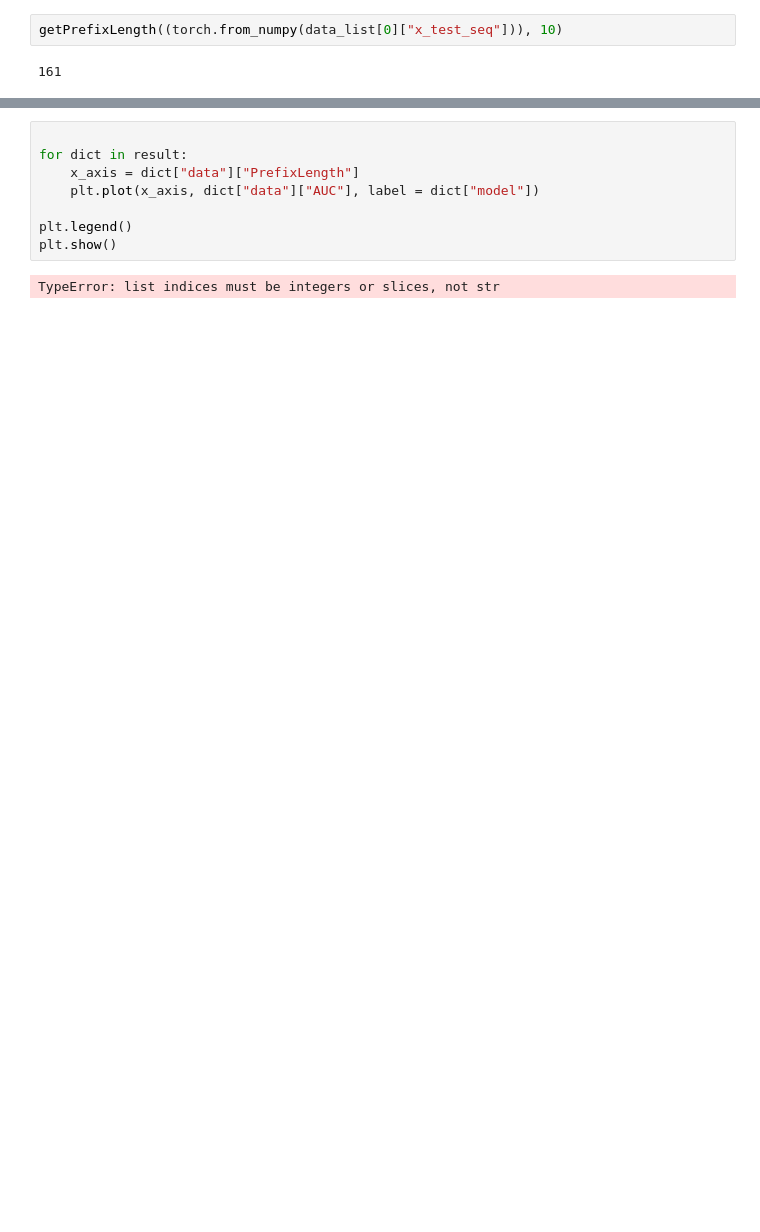
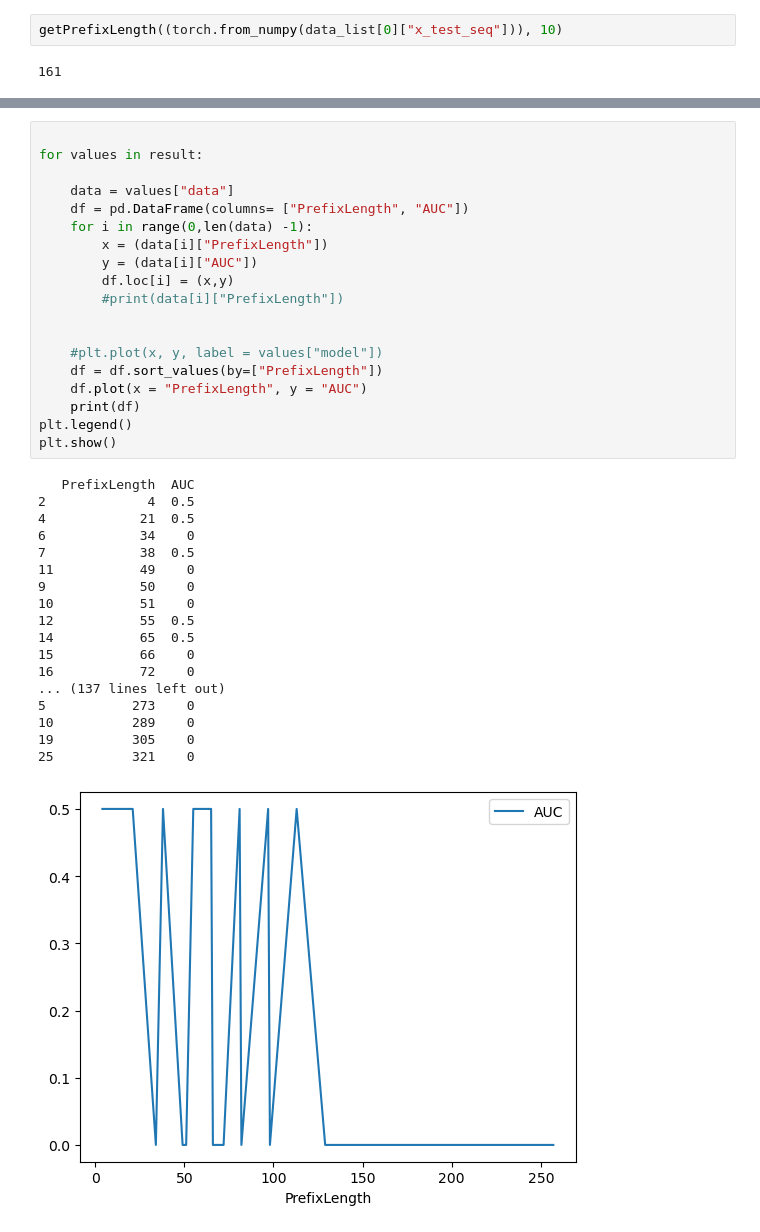
Before and after one commit to fau-is/patway-net, a Jupyter notebook: plot_test.ipynb, the cells around one changed output, grey strips where cells are left out. Drawn from its saved outputs; the diff is of its cells as text; blank space fills up the shorter version.

Commit message:
Continued working on plot creation

```diff
--- a/plot_test.ipynb
+++ b/plot_test.ipynb
@@ -304,10 +242,38 @@ except
-# %%
-
-for dict in result:
-    x_axis = dict["data"]["PrefixLength"]
-    plt.plot(x_axis, dict["data"]["AUC"], label = dict["model"])
-
-plt.legend()
-plt.show()
-# %% [output]
-TypeError: list indices must be integers or slices, not str
+# %%
+
+for values in result:
+
+    data = values["data"]
+    df = pd.DataFrame(columns= ["PrefixLength", "AUC"])
+    for i in range(0,len(data) -1):
+        x = (data[i]["PrefixLength"])
+        y = (data[i]["AUC"])
+        df.loc[i] = (x,y)
+        #print(data[i]["PrefixLength"])
+
+
+    #plt.plot(x, y, label = values["model"])
+    df = df.sort_values(by=["PrefixLength"])
+    df.plot(x = "PrefixLength", y = "AUC")
+    print(df)
+plt.legend()
+plt.show()
+# %% [output]
+   PrefixLength  AUC
+2             4  0.5
+4            21  0.5
+6            34    0
+7            38  0.5
+11           49    0
+9            50    0
+10           51    0
+12           55  0.5
+14           65  0.5
+15           66    0
+16           72    0
+... (137 lines left out)
+5           273    0
+10          289    0
+19          305    0
+25          321    0
+[figure, added]
```
Also changed, not shown: parts of 5 cells of this notebook.
